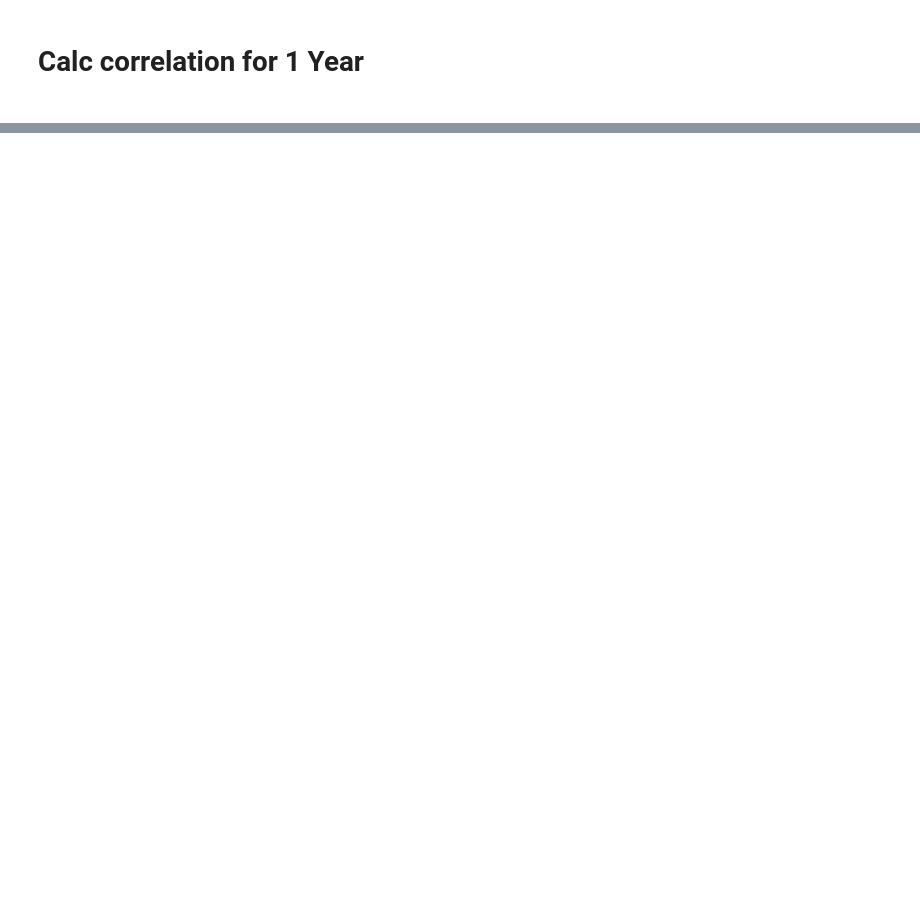
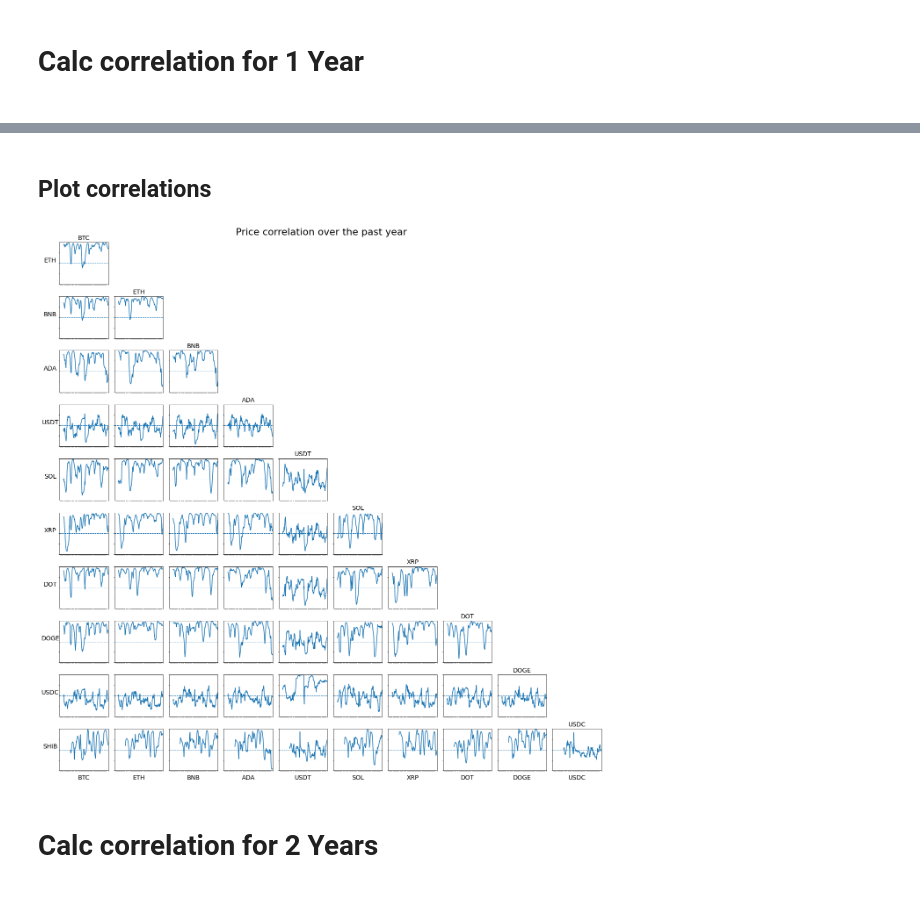
Before and after one commit to webostap/NIR, a Jupyter notebook: crypto_history.ipynb, the cells around one changed output, grey strips where cells are left out. Drawn from its saved outputs; the diff is of its cells as text; code cells hidden in the pictures; blank space fills up the shorter version.

```diff
--- a/crypto_history.ipynb
+++ b/crypto_history.ipynb
@@ -118,0 +121,33 @@ for i, crypto in enumerate(['BTC', 'ADA', 'SHIB']):
+# %% [markdown]
+<h2>Plot correlations</h2>
+# %%
+fig, axes = plt.subplots(10, 10, sharex=True, sharey=True, figsize=(18,18))
+fig.patch.set_facecolor('xkcd:white')
+for i, key1 in enumerate(year_corr):
+    if i==0 : continue
+    for j, key2 in enumerate(year_corr):
+        if j == len(year_corr.columns)-1 : continue
+
+        ax = axes[i-1][j]
+
+        if j < i:
+            year_corr.unstack()[key1,key2].plot(ax=ax)
+            ax.axhline(y=0, ls='--', lw=1)
+            if i == j+1 : ax.set_title(key2, fontsize=14)
+        else:
+            ax.axis('off')
+            # ax.set_title(key1, fontsize=14)
+
+        ax.set_ylim((-1,1))
+        ax.xaxis.set_ticks([])
+        ax.yaxis.set_ticks([])
+
+        if j == 0 : ax.set_ylabel(key1, rotation=0, fontsize=14, labelpad=16)
+        if i == len(year_corr.columns)-1 : ax.set_xlabel(key2,fontsize=14)
+
+fig.suptitle('Price correlation over the past year', fontsize=22)
+fig.tight_layout()
+# %% [output]
+[figure, added]
+# %% [markdown]
+<h1>Calc correlation for 2 Years<h1>
```
Also changed, not shown: parts of 21 cells of this notebook, 1 other file.
